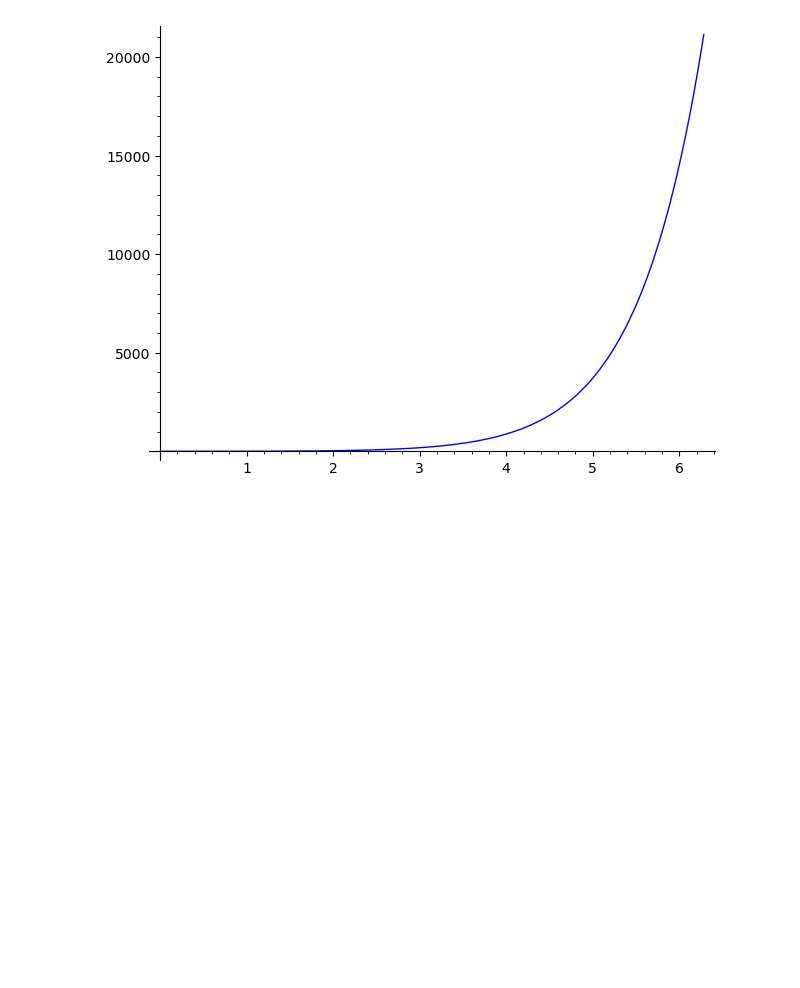
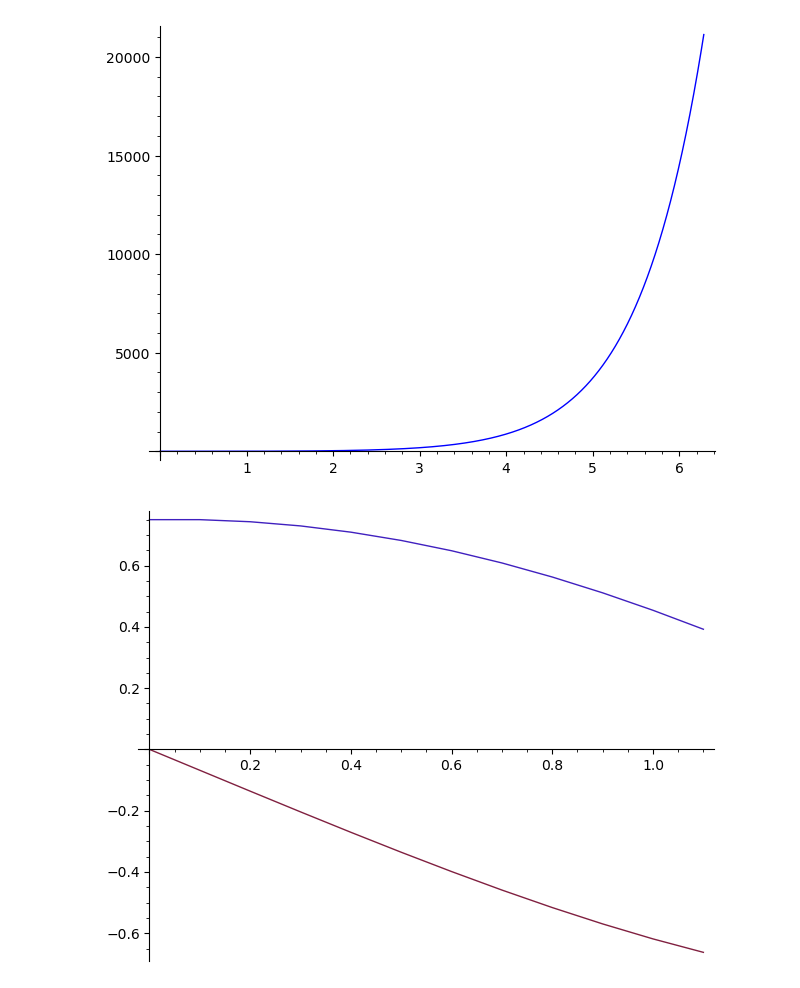
Before and after one commit to jiahaoxiang2000/MATH, a Jupyter notebook: sage/AlgebraAndCalculus.ipynb, the cells around one changed output. Drawn from its saved outputs; the diff is of its cells as text; code cells hidden in the pictures; blank space fills up the shorter version.

Commit message:
number approx to calculus

```diff
--- a/sage/AlgebraAndCalculus.ipynb
+++ b/sage/AlgebraAndCalculus.ipynb
@@ -70,3 +70,20 @@ p = plot(t ** Integer(2) * exp(t) - sin(t), (t, 0, 2 * pi), color="blue")
 p.show()
 # %% [output]
 [figure]
+# %%
+from sage.all import *
+
+f = lambda z: z[Integer(2)]
+g = lambda z: -sin(z[Integer(1)])
+P = eulers_method_2x2_plot(
+    f,
+    g,
+    RealNumber("0.0"),
+    RealNumber("0.75"),
+    RealNumber("0.0"),
+    RealNumber("0.1"),
+    RealNumber("1.0"),
+)
+show(P[Integer(0)] + P[Integer(1)])
+# %% [output]
+[figure, added]
```
